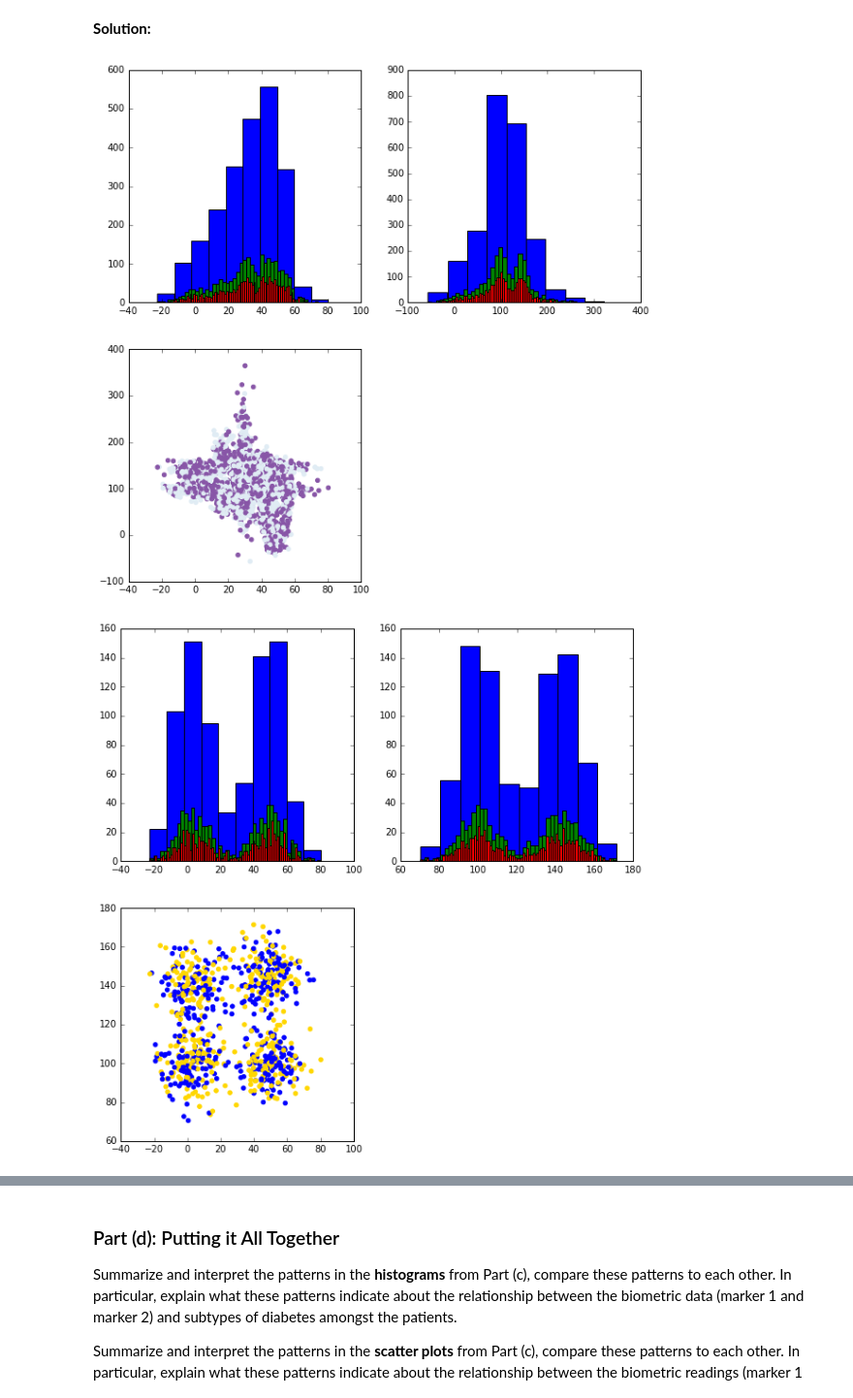
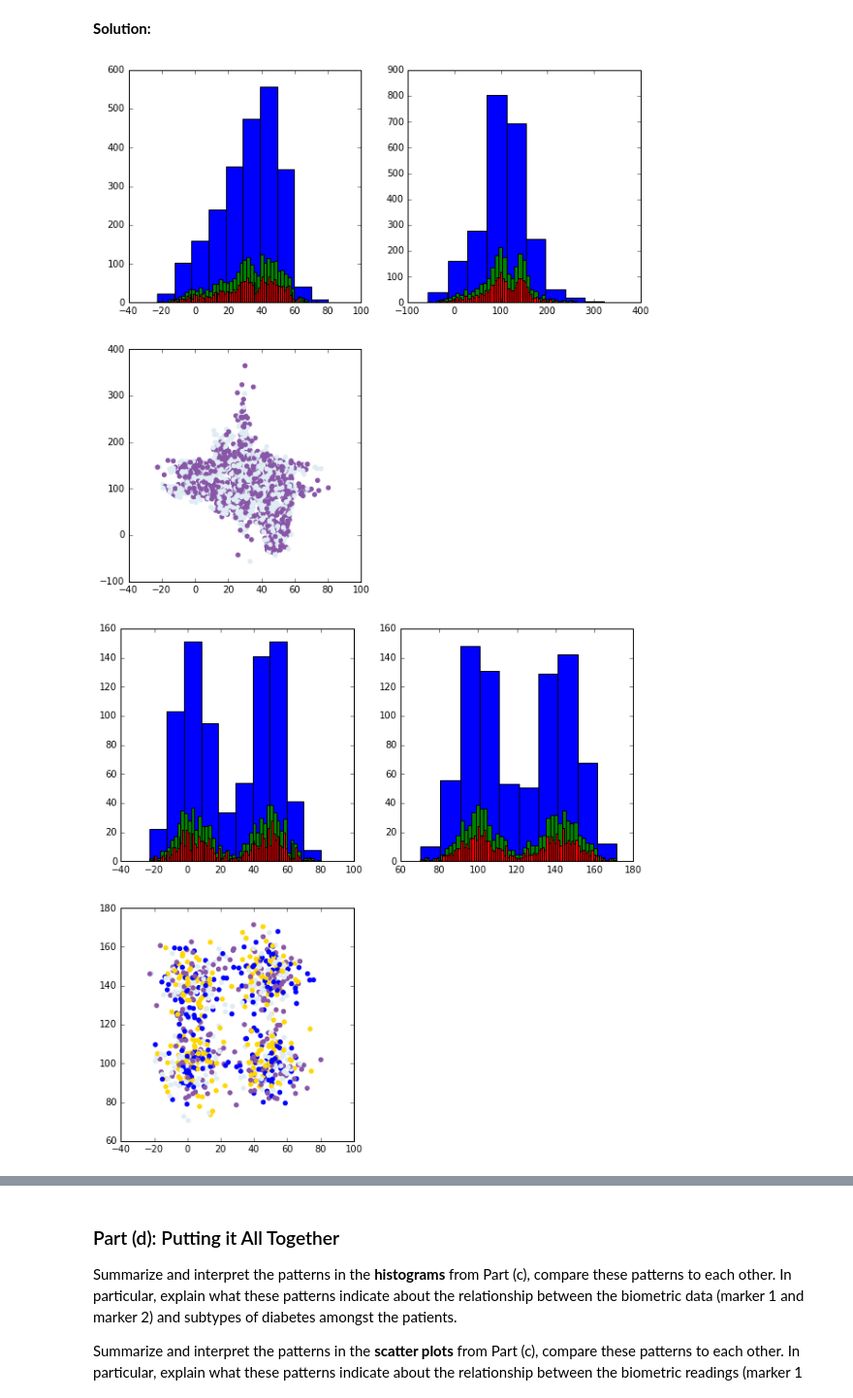
Before and after one commit to hecerinc/cs109a, a Jupyter notebook: keery_sean_CS109a_HW1.ipynb, the cells around one changed output, grey strips where cells are left out. Shown: that part at 97% size. Cells and saved outputs as stored; diff of their text form; code cells hidden in the pictures.

```diff
--- a/keery_sean_CS109a_HW1.ipynb
+++ b/keery_sean_CS109a_HW1.ipynb
@@ -307,7 +307,7 @@ mk2.hist(child_data['marker_2'],100)
 
 # marker 1 v marker 2 scatter
 mk3=fig2.add_subplot(223)
-mk3.scatter(child_data['marker_1'],child_data['marker_2'],color=['blue','gold'])
+mk3.scatter(child_data['marker_1'],child_data['marker_2'],color=['blue','gold','#e0ecf4','#8856a7'])
 plt.show()
 
 #figure 3 adult males
@@ -318,33 +318,33 @@ mk1.hist(male_data['marker_1'],10)
 mk1.hist(male_data['marker_1'],50)
 mk1.hist(male_data['marker_1'],100)
 # marker 2 histogram
 mk2=fig3.add_subplot(222)
 mk2.hist(male_data['marker_2'],10)
 mk2.hist(male_data['marker_2'],50)
 mk2.hist(male_data['marker_2'],100)
 
 # marker 1 v marker 2 scatter
 mk3=fig3.add_subplot(223)
-mk3.scatter(male_data['marker_1'],male_data['marker_2'],color=['blue','gold'])
+mk3.scatter(male_data['marker_1'],male_data['marker_2'],color=['blue','gold','#e0ecf4','#8856a7'])
 plt.show()
 
 #figure 4 adult females
 fig4=plt.figure(figsize=(10,10))
 # marker 1 histogram
 mk1=fig4.add_subplot(221)
 mk1.hist(female_data['marker_1'],10)
 mk1.hist(female_data['marker_1'],50)
 mk1.hist(female_data['marker_1'],100)
 # marker 2 histogram
 mk2=fig4.add_subplot(222)
 mk2.hist(female_data['marker_2'],10)
 mk2.hist(female_data['marker_2'],50)
 mk2.hist(female_data['marker_2'],100)
 
 # marker 1 v marker 2 scatter
 mk3=fig4.add_subplot(223)
-mk3.scatter(female_data['marker_1'],female_data['marker_2'],color=['blue','gold'])
+mk3.scatter(female_data['marker_1'],female_data['marker_2'],color=['blue','gold','#e0ecf4','#8856a7'])
 plt.show()
 # %% [output]
 [figure]
-[figure, old version]
+[figure, new version]
```
Also changed, not shown: parts of 2 cells of this notebook.
